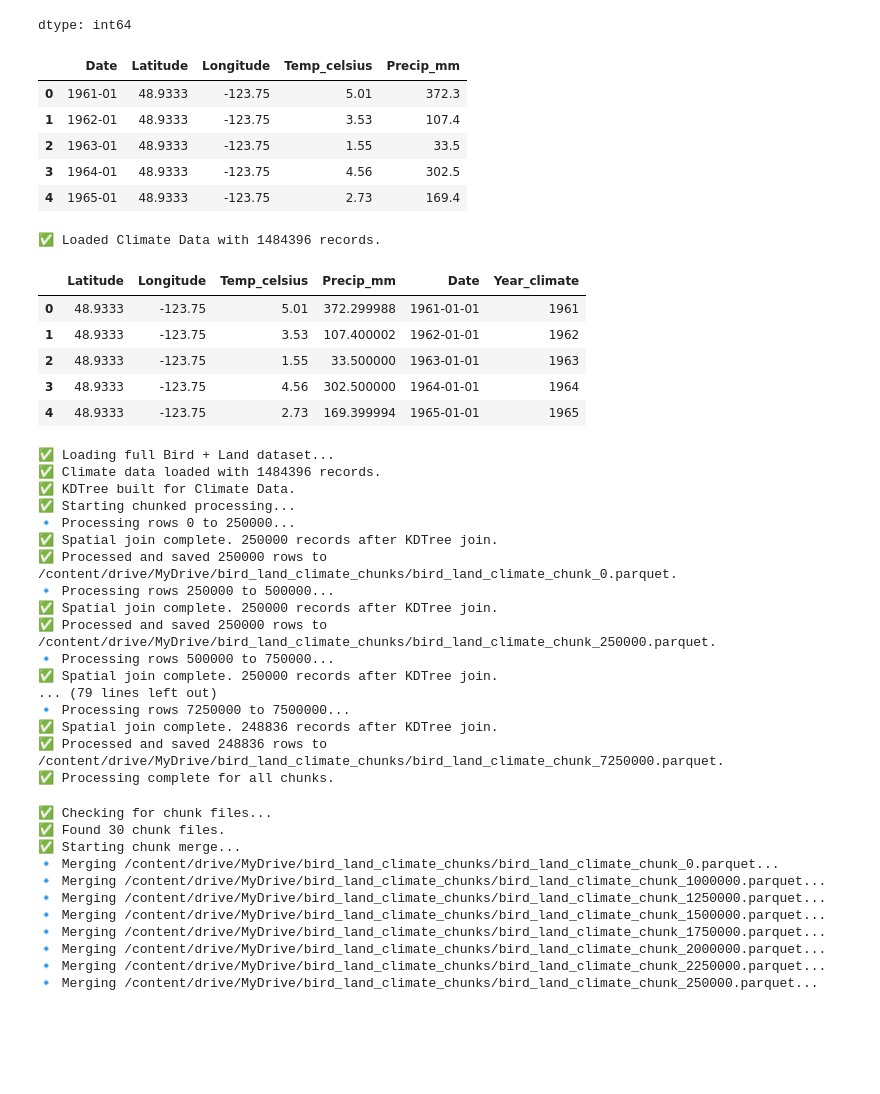
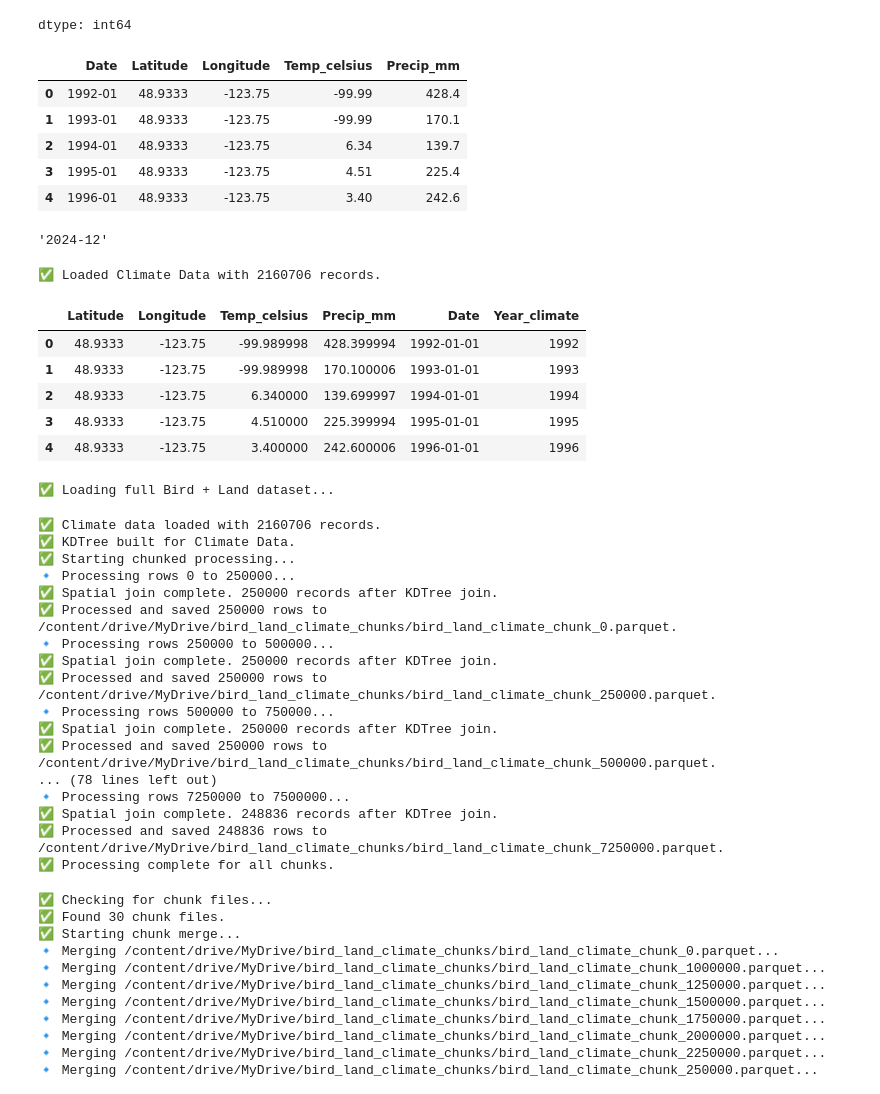
Before and after one commit to DajanaSanchez/BirdMigrationClimateAnalysis, a Jupyter notebook: bird_land_climate_merge.ipynb, the cells around one changed output. Drawn from its saved outputs; the diff is of its cells as text; code cells hidden in the pictures; blank space fills up the shorter version.

```diff
--- a/bird_land_climate_merge.ipynb
+++ b/bird_land_climate_merge.ipynb
@@ -83,25 +83,29 @@ bird_land_gdf.count()
 dtype: int64
 # %%
 # ✅ Load Climate Data from Parquet
-climate_csv = "/content/drive/MyDrive/climate_merged_final.csv"
+climate_csv = "/content/drive/MyDrive/climate_data/climate_merged_final.csv"
 
 # Convert 'climate_merged_final_.csv' to Parquet
 climate_parquet = pd.read_csv(climate_csv)
 
 # Save as Parquet
 climate_parquet.to_parquet("climate_merged_final.parquet", engine="pyarrow", index=False)
 
 #drop unnecessary fields
 final_climate_parquet = climate_parquet.drop(columns=['Station_ID', 'Elevation', 'State', 'StationName', 'TempFlags', 'Precip_MeasurementFlag', 'Precip_QCFlag', 'Precip_SourceFlag', 'Precip_SourceIndex', 'Precip_FirstYear', 'Precip_LastYear'])
 
 final_climate_parquet.head()
 # %% [output]
 |  | Date | Latitude | Longitude | Temp_celsius | Precip_mm |
-| 0 | 1961-01 | 48.9333 | -123.75 | 5.01 | 372.3 |
-| 1 | 1962-01 | 48.9333 | -123.75 | 3.53 | 107.4 |
-| 2 | 1963-01 | 48.9333 | -123.75 | 1.55 | 33.5 |
-| 3 | 1964-01 | 48.9333 | -123.75 | 4.56 | 302.5 |
-| 4 | 1965-01 | 48.9333 | -123.75 | 2.73 | 169.4 |
+| 0 | 1992-01 | 48.9333 | -123.75 | -99.99 | 428.4 |
+| 1 | 1993-01 | 48.9333 | -123.75 | -99.99 | 170.1 |
+| 2 | 1994-01 | 48.9333 | -123.75 | 6.34 | 139.7 |
+| 3 | 1995-01 | 48.9333 | -123.75 | 4.51 | 225.4 |
+| 4 | 1996-01 | 48.9333 | -123.75 | 3.40 | 242.6 |
+# %%
+final_climate_parquet['Date'].max()
+# %% [output]
+'2024-12'
 # %%
 # ✅ Round Latitude & Longitude to 6 decimal places
 final_climate_parquet["Latitude"] = final_climate_parquet["Latitude"].round(6)
@@ -131,16 +135,16 @@ climate_gdf = climate_gdf.drop(columns=["geometry"], errors="ignore")
 
 print(f"✅ Loaded Climate Data with {len(climate_gdf)} records.")
 # %% [output]
-✅ Loaded Climate Data with 1484396 records.
+✅ Loaded Climate Data with 2160706 records.
 # %%
 climate_gdf.head()
 # %% [output]
 |  | Latitude | Longitude | Temp_celsius | Precip_mm | Date | Year_climate |
-| 0 | 48.9333 | -123.75 | 5.01 | 372.299988 | 1961-01-01 | 1961 |
-| 1 | 48.9333 | -123.75 | 3.53 | 107.400002 | 1962-01-01 | 1962 |
-| 2 | 48.9333 | -123.75 | 1.55 | 33.500000 | 1963-01-01 | 1963 |
-| 3 | 48.9333 | -123.75 | 4.56 | 302.500000 | 1964-01-01 | 1964 |
-| 4 | 48.9333 | -123.75 | 2.73 | 169.399994 | 1965-01-01 | 1965 |
+| 0 | 48.9333 | -123.75 | -99.989998 | 428.399994 | 1992-01-01 | 1992 |
+| 1 | 48.9333 | -123.75 | -99.989998 | 170.100006 | 1993-01-01 | 1993 |
+| 2 | 48.9333 | -123.75 | 6.340000 | 139.699997 | 1994-01-01 | 1994 |
+| 3 | 48.9333 | -123.75 | 4.510000 | 225.399994 | 1995-01-01 | 1995 |
+| 4 | 48.9333 | -123.75 | 3.400000 | 242.600006 | 1996-01-01 | 1996 |
 # %%
 import os
 import pandas as pd
@@ -150,7 +154,7 @@ from scipy.spatial import cKDTree
 
 # ✅ Define Paths
 bird_land_file = "/content/drive/MyDrive/bird_land_habitat_updated.parquet"
-climate_file = "/content/drive/MyDrive/climate_merged_final.parquet"
+climate_file = "/content/drive/MyDrive/climate_data/climate_merged_final.csv"
 output_dir = "/content/drive/MyDrive/bird_land_climate_chunks"
 os.makedirs(output_dir, exist_ok=True)  # ✅ Ensure the output directory exists
 
@@ -165,8 +169,14 @@ bird_land_df = pd.read_parquet(
              "Land_Cover_Type", "Land_Cover_Description", "Has_Habitat_Change"]
 )
 
+
+# Convert climate file to Parquet
+climate_parquet = "climate_merged_final.parquet"  # File path, not DataFrame
+pd.read_csv(climate_file).to_parquet(climate_parquet, engine="pyarrow", index=False)
+
 # ✅ Load Climate Data
-climate_df = pd.read_parquet(climate_file)
+climate_df = pd.read_parquet(climate_parquet)  # Use the file path, not the DataFrame
+
 
 # ✅ Convert Climate Date & Extract Year
 climate_df["Date"] = pd.to_datetime(climate_df["Date"], errors="coerce")
@@ -245,22 +255,23 @@ for i in range(0, len(bird_land_df), chunk_size):
 print("✅ Processing complete for all chunks.")
 # %% [output]
 ✅ Loading full Bird + Land dataset...
-✅ Climate data loaded with 1484396 records.
-✅ KDTree built for Climate Data.
-✅ Starting chunked processing...
-🔹 Processing rows 0 to 250000...
-✅ Spatial join complete. 250000 records after KDTree join.
-✅ Processed and saved 250000 rows to /content/drive/MyDrive/bird_land_climate_chunks/bird_land_climate_chunk_0.parquet.
-🔹 Processing rows 250000 to 500000...
-✅ Spatial join complete. 250000 records after KDTree join.
-✅ Processed and saved 250000 rows to /content/drive/MyDrive/bird_land_climate_chunks/bird_land_climate_chunk_250000.parquet.
-🔹 Processing rows 500000 to 750000...
-✅ Spatial join complete. 250000 records after KDTree join.
-... (79 lines left out)
-🔹 Processing rows 7250000 to 7500000...
-✅ Spatial join complete. 248836 records after KDTree join.
-✅ Processed and saved 248836 rows to /content/drive/MyDrive/bird_land_climate_chunks/bird_land_climate_chunk_7250000.parquet.
-✅ Processing complete for all chunks.
+✅ Climate data loaded with 2160706 records.
+✅ KDTree built for Climate Data.
+✅ Starting chunked processing...
+🔹 Processing rows 0 to 250000...
+✅ Spatial join complete. 250000 records after KDTree join.
+✅ Processed and saved 250000 rows to /content/drive/MyDrive/bird_land_climate_chunks/bird_land_climate_chunk_0.parquet.
+🔹 Processing rows 250000 to 500000...
+✅ Spatial join complete. 250000 records after KDTree join.
+✅ Processed and saved 250000 rows to /content/drive/MyDrive/bird_land_climate_chunks/bird_land_climate_chunk_250000.parquet.
+🔹 Processing rows 500000 to 750000...
+✅ Spatial join complete. 250000 records after KDTree join.
+✅ Processed and saved 250000 rows to /content/drive/MyDrive/bird_land_climate_chunks/bird_land_climate_chunk_500000.parquet.
+... (78 lines left out)
+🔹 Processing rows 7250000 to 7500000...
+✅ Spatial join complete. 248836 records after KDTree join.
+✅ Processed and saved 248836 rows to /content/drive/MyDrive/bird_land_climate_chunks/bird_land_climate_chunk_7250000.parquet.
+✅ Processing complete for all chunks.
 # %%
 import os
 import pandas as pd
```
Also changed, not shown: parts of 13 cells of this notebook.
